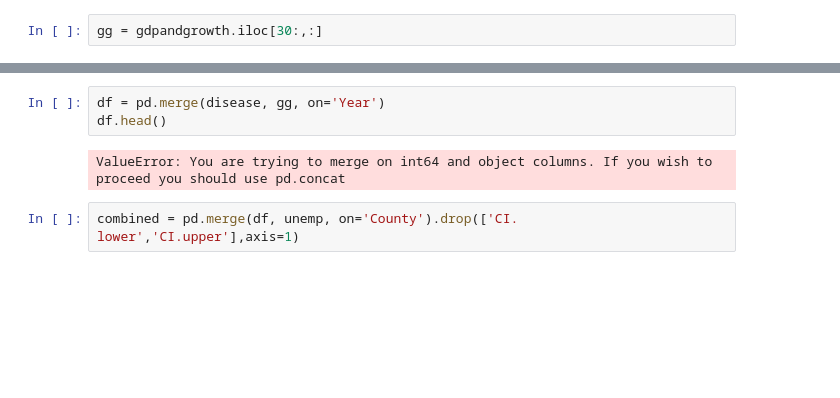
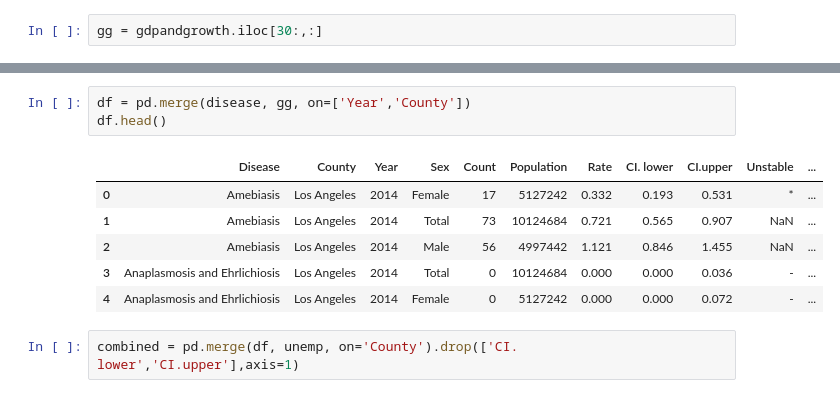
Before and after one commit to ce-r/steps, a Jupyter notebook: capstone-PRACTICE-SPLIT_ISSUE.ipynb, the cells around one changed output, grey strips where cells are left out. Cells and saved outputs as stored; diff of their text form; blank space fills up the shorter version.

```diff
--- a/capstone-PRACTICE-SPLIT_ISSUE.ipynb
+++ b/capstone-PRACTICE-SPLIT_ISSUE.ipynb
@@ -618,8 +635,13 @@ gg = gdpandgrowth.iloc[30:,:]
 # %%
-df = pd.merge(disease, gg, on='Year')
+df = pd.merge(disease, gg, on=['Year','County'])
 df.head()
 # %% [output]
-ValueError: You are trying to merge on int64 and object columns. If you wish to proceed you should use pd.concat
+|  | Disease | County | Year | Sex | Count | Population | Rate | CI. lower | CI.upper | Unstable | ... |
+| 0 | Amebiasis | Los Angeles | 2014 | Female | 17 | 5127242 | 0.332 | 0.193 | 0.531 | * | ... |
+| 1 | Amebiasis | Los Angeles | 2014 | Total | 73 | 10124684 | 0.721 | 0.565 | 0.907 | NaN | ... |
+| 2 | Amebiasis | Los Angeles | 2014 | Male | 56 | 4997442 | 1.121 | 0.846 | 1.455 | NaN | ... |
+| 3 | Anaplasmosis and Ehrlichiosis | Los Angeles | 2014 | Total | 0 | 10124684 | 0.000 | 0.000 | 0.036 | - | ... |
+| 4 | Anaplasmosis and Ehrlichiosis | Los Angeles | 2014 | Female | 0 | 5127242 | 0.000 | 0.000 | 0.072 | - | ... |
 # %%
 combined = pd.merge(df, unemp, on='County').drop(['CI. lower','CI.upper'],axis=1)
 # %%
```
Also changed, not shown: parts of 3 cells of this notebook.
